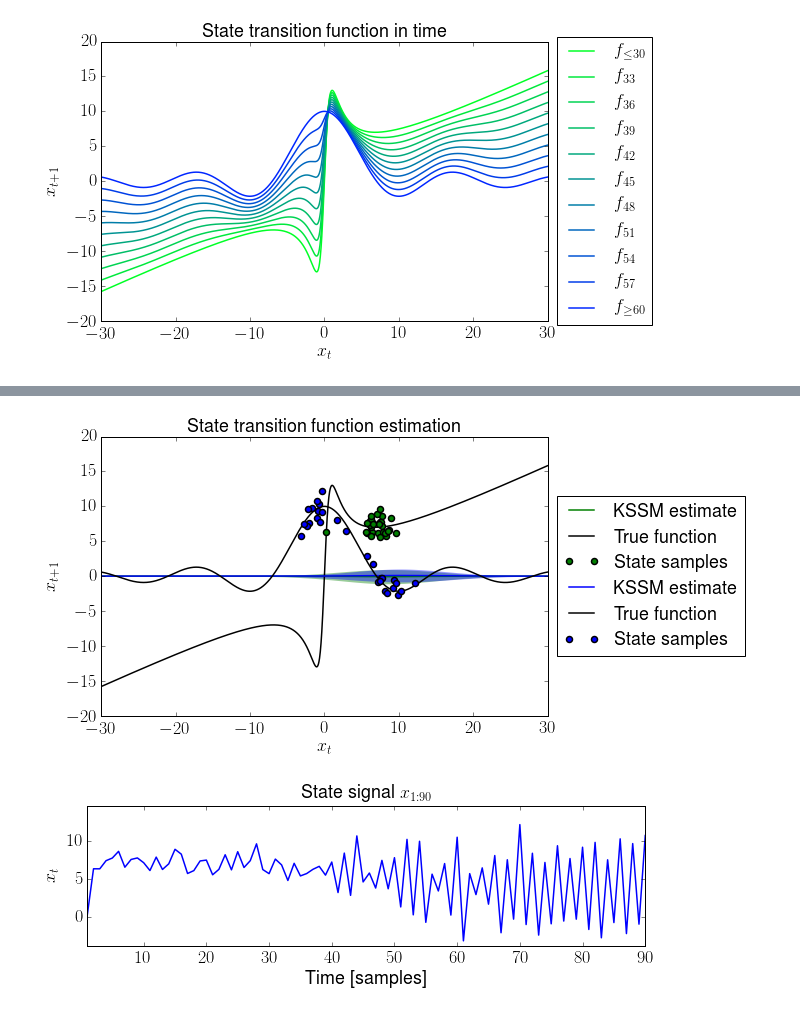
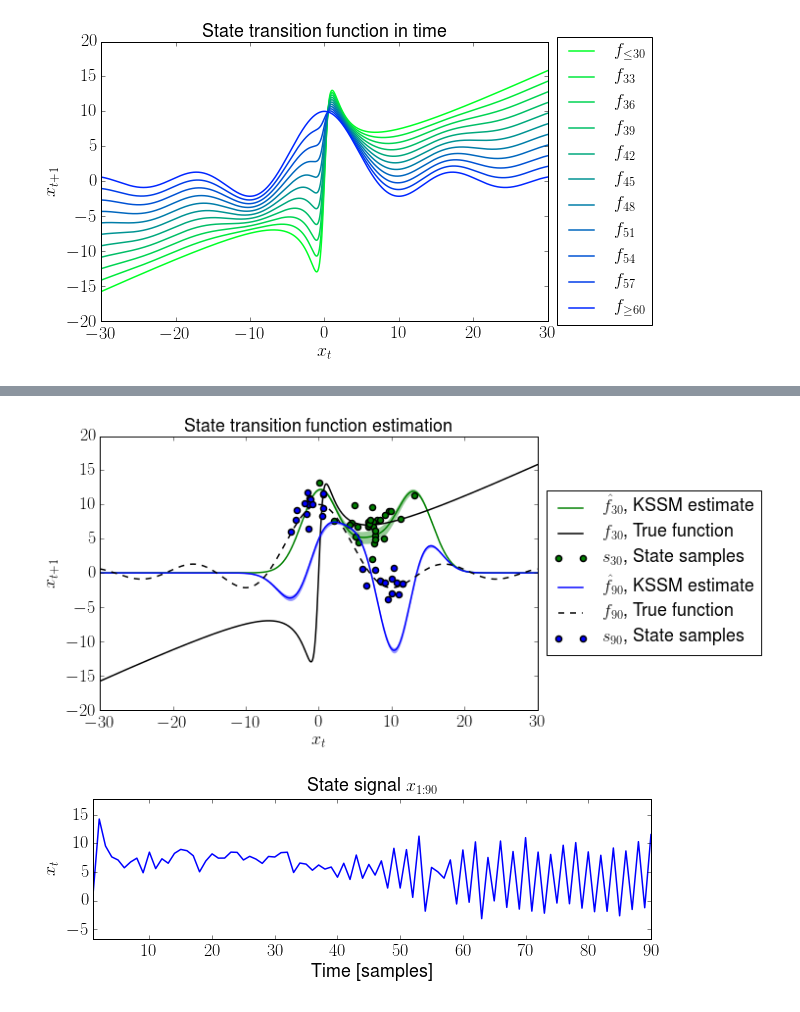
Before and after one commit to afalchetti/pykssm, a Jupyter notebook: demo/Kernel State-Space Modelling.ipynb, the cells around one changed output, grey strips where cells are left out. Saved outputs shown, nothing was run; the diff lists cells and outputs as text; code cells hidden in the pictures.

Commit message:
Completed online and offline processors.
Everything works correctly now (zarro bugs).
The product is deliverable.

```diff
--- a/demo/Kernel State-Space Modelling.ipynb
+++ b/demo/Kernel State-Space Modelling.ipynb
@@ -216,13 +233,15 @@ mtp.show()
 # (state transition function) transition standard deviation
 sigmaf = 0.2
 
-estimate = pykssm.online(observations = y[np.newaxis].T,
-                         hsensor      = lambda x, y: 0.5 / sigmay * np.exp(-0.5 * (np.linalg.norm(x - y)/sigmay)**2),
-                         invhsensor   = lambda y: y,
-                         theta        = lambda f1, f2: 0.5 / sigmaf * np.exp(-0.5 * (np.linalg.norm(f1 - f2)/sigmaf)**2),
+estimate = pykssm.online(observations = yt[np.newaxis].T,
+                         hsensor      = lambda x, y: 0.5 / sigmayt *
+                                                     np.exp(-0.5 * (np.linalg.norm((x / 2 + 5) - y)/sigmayt)**2),
+                         invhsensor   = lambda y: 2 * (y - 5),
+                         theta        = lambda f1, f2: 0.5 / sigmaf *
+                                                       np.exp(-0.5 * (np.linalg.norm(f1 - f2)/sigmaf)**2),
                          kernel       = pykssm.Kernel.GaussianKernel(),
                          nsamples     = 400,
-                         snstd        = sigmax)
-
+                         snstd        = sigmaxt,
+                         smcprior     = lambda: np.array([0 + np.random.randn() * sigmaxt0]))
 # estimate is an array of tuples of the form (samples, svectors, kernel), each one corresponding
 # to a time step and similar to the offline case.
@@ -229,65 +266,77 @@ estimate = pykssm.online(observations = y[np.newaxis].T,
 # %%
 # Time-varying state transition function estimation
-limit = 10.0 * np.ceil(1/10.0 *2.0 * max(abs(min(x)), abs(max(x))))
+limit = 10.0 * np.ceil(1/10.0 *2.0 * max(abs(min(xt)), abs(max(xt))))
 grid  = np.arange(-limit, limit, 0.025)
 
 # We'll observe the estimate at two moments: 30 and 90 seconds,
 # which are the end points for both time-invariant zones.
 # The estimates' first index correspond to the samples, of which
 # the first 200 are discarded while the MCMC converges to the desired distribution
-smean30 = np.mean(np.array(estimate[30 - 1][0][20:]), 0)
-svar30  = np.var (np.array(estimate[30 - 1][0][20:]), 0)
+smean30 = np.mean(np.array(estimate[30 - 1][0][200:]), 0)
+svar30  = np.var (np.array(estimate[30 - 1][0][200:]), 0)
 
-smean90 = np.mean(np.array(estimate[89 - 1][0][20:]), 0)
-svar90  = np.var (np.array(estimate[89 - 1][0][20:]), 0)
+smean90 = np.mean(np.array(estimate[89 - 1][0][200:]), 0)
+svar90  = np.var (np.array(estimate[89 - 1][0][200:]), 0)
 
-# The estimates' second index correspond to the support vectors at that time
+# The estimates' second index corresponds to the support vectors at that time
 svectors30 = estimate[30 - 1][1]
 svectors90 = estimate[89 - 1][1]
+
+# The estimates' third index corresponds to the kernel descriptor
+kernel30 = estimate[30 - 1][2]
+kernel90 = estimate[89 - 1][2]
+
 
 # Real transition functions
 real30  = [ft(30, i) for i in grid]
 real90  = [ft(89, i) for i in grid]
 
 # Mean estimate and its marginal deviation
-estmean30 = np.array([kernel.mixture_eval(smean30, svectors30, [i]) for i in grid])
-estvar30  = np.array([kernel.mixture_eval(svar30,  svectors30, [i]) for i in grid])
+estmean30 = np.array([kernel30.mixture_eval(smean30, svectors30, [i]) for i in grid])
+estvar30  = np.array([kernel30.mixture_eval(svar30,  svectors30, [i]) for i in grid])
 eststd30  = np.sqrt(estvar30)
-estmean90 = np.array([kernel.mixture_eval(smean90, svectors90, [i]) for i in grid])
-estvar90  = np.array([kernel.mixture_eval(svar90,  svectors90, [i]) for i in grid])
+
+estmean90 = np.array([kernel90.mixture_eval(smean90, svectors90, [i]) for i in grid])
+estvar90  = np.array([kernel90.mixture_eval(svar90,  svectors90, [i]) for i in grid])
 eststd90  = np.sqrt(estvar90)
 
 mtp.figure(figsize = (8, 5))
 
 # First time-invariant zone estimate
 mtp.fill_between(grid, estmean30 - eststd30, estmean30 + eststd30, color="g", alpha=0.4, linewidth=0.0)
-mtp.plot(grid, estmean30, "-g", label = "KSSM estimate")
-mtp.plot(grid, real30, "-k", label = "True function")
-mtp.plot(x[0:30], x[1:31], "og", clip_on=False, label="State samples")
+mtp.plot(grid, estmean30, "-g", label = "$\hat f_{30}$, KSSM estimate")
+mtp.plot(grid, real30, "-k", label = "$f_{30}$, True function")
+#mtp.plot(2 * (yt[0:30] - 5), 2 * (yt[1:31] - 5), "og", clip_on=False, label="$s_{30}$, State samples")
+mtp.plot(xt[0:30], xt[1:31], "og", clip_on=False, label="$s_{30}$, State samples")
+
+#mtp.plot(np.array(svectors90).T[0], np.zeros(len(svectors90)), "ob", clip_on=False, label="Support vector centers", markeredgewidth=0.0)
 
 # Second time-invariant zone estimate
 mtp.fill_between(grid, estmean90 - eststd90, estmean90 + eststd90, color="b", alpha=0.4, linewidth=0.0)
-mtp.plot(grid, estmean90, "-b", label = "KSSM estimate")
-mtp.plot(grid, real90, "-k", label = "True function")
-mtp.plot(x[60:89], x[61:90], "ob", clip_on=False, label="State samples")
+mtp.plot(grid, estmean90, "-b", label = "$\hat f_{90}$, KSSM estimate")
+mtp.plot(grid, real90, "--k", label = "$f_{90}$, True function")
+#mtp.plot(2 * (yt[60:89] - 5), 2 * (yt[61:90] - 5), "ob", clip_on=False, label="$s_{90}$, State samples")
+mtp.plot(xt[60:89], xt[61:90], "ob", clip_on=False, label="$s_{90}$, State samples")
 
 mtp.legend(loc='center left', bbox_to_anchor=(1, 0.5))
 mtp.title("State transition function estimation")
 mtp.xlabel("$x_t$")
 mtp.ylabel("$x_{t+1}$")
 
 mtp.show()
 # %% [output]
-[figure, old version]
+[figure, new version]
 # %%
 # Internal state of the filter
 mtp.figure(figsize=(10, 2.5))
-mtp.plot(list(range(1, size + 1)), x, "-b")
-mtp.title("State signal $x_{1:" + str(size) + "}$")
+mtp.plot(list(range(1, sizet + 1)), xt, "-b")
+mtp.title("State signal $x_{1:" + str(sizet) + "}$")
 mtp.xlabel("Time [samples]")
 mtp.ylabel("$x_t$")
-mtp.axis([1, size, 1.2 * np.min(x), 1.2 * np.max(x)])
+
+xrange = np.max(xt) - np.min(xt)
+mtp.axis([1, sizet, np.min(xt) - 0.2 * xrange, np.max(xt) + 0.2 * xrange])
 
 mtp.show()
 # %% [output]
-[figure, old version]
+[figure, new version]
```
Also changed, not shown: parts of 8 cells of this notebook, 6 other files.
